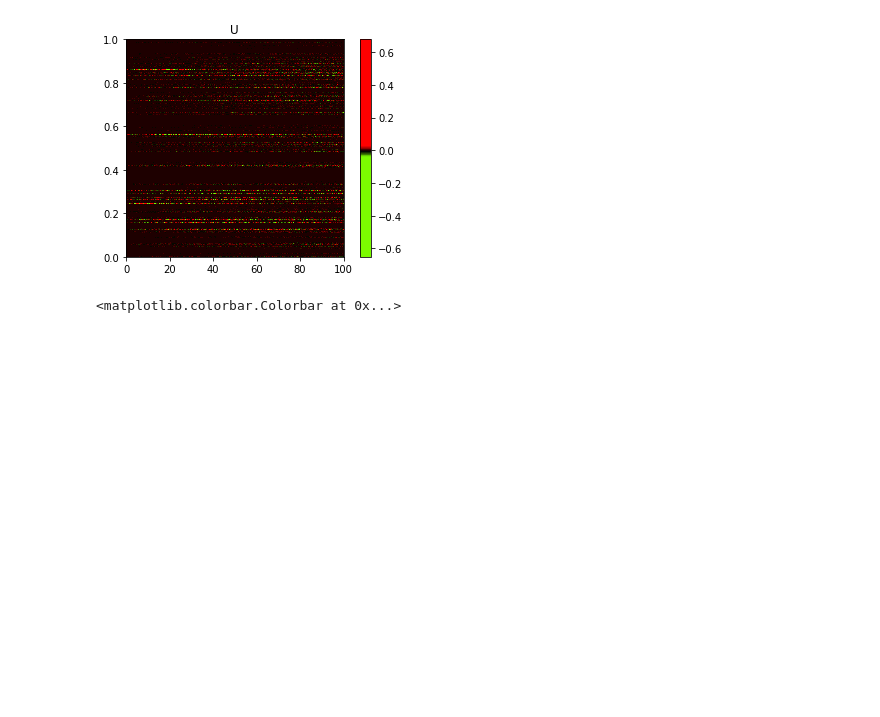
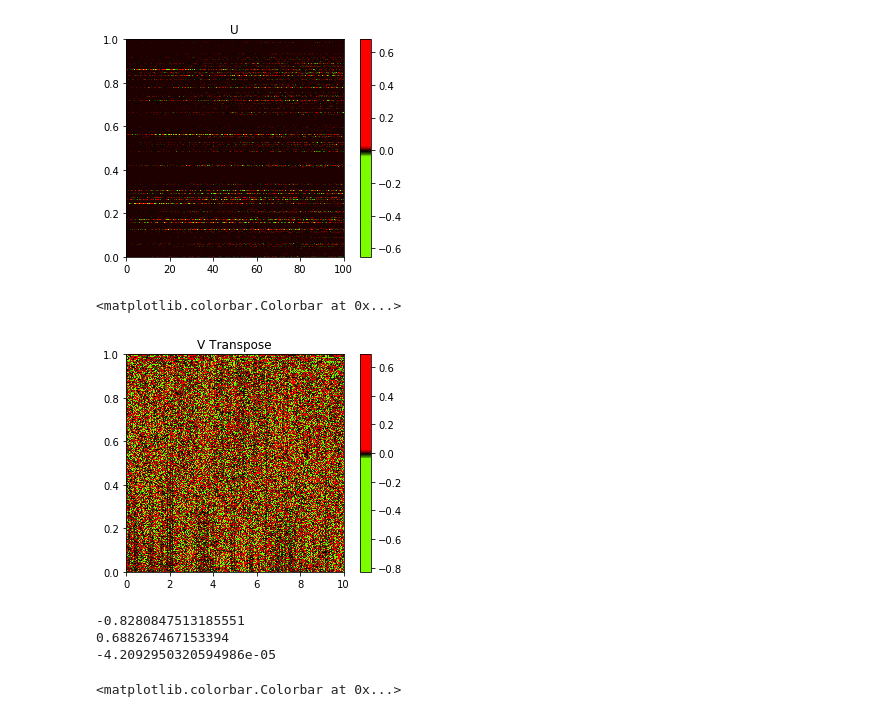
Before and after one commit to miholjcicmarko/DataScienceBME6900Project, a Jupyter notebook: alan brain atlas data/reading mouse VC data.ipynb, the cells around one changed output. Saved outputs shown, nothing was run; the diff lists cells and outputs as text; code cells hidden in the pictures; blank space fills up the shorter version.

```diff
--- a/alan brain atlas data/reading mouse VC data.ipynb
+++ b/alan brain atlas data/reading mouse VC data.ipynb
@@ -283,6 +274,31 @@ plt.colorbar(img, cmap=gBRmap)
 # %% [output]
 <matplotlib.colorbar.Colorbar at 0x...>
 [figure]
+# %%
+gBR2 = ('Lawngreen', 'Lawngreen', 'Lawngreen', 'Lawngreen', 'Lawngreen',
+       'Lawngreen','Lawngreen','Lawngreen','Lawngreen','Lawngreen','Lawngreen',
+       'Lawngreen','Lawngreen','Lawngreen','Lawngreen','Lawngreen',
+       'Lawngreen','Lawngreen','Lawngreen','Lawngreen','Lawngreen','Lawngreen',
+        'Lawngreen','Lawngreen','Lawngreen',
+       'Black', 'Red', 'Red', 'Red', 'Red', 'Red', 'Red', 'Red', 'Red', 'Red',
+      'Red', 'Red', 'Red', 'Red','Red', 'Red', 'Red', 'Red', 'Red', 'Red', 'Red','Red')
+gBRmap2 = LinearSegmentedColormap.from_list("mycmap", gBR2)
+# %%
+img = plt.imshow(VT, cmap=gBRmap2, extent=[0,10,0,1], aspect=10)
+
+plt.title('V Transpose')
+plt.colorbar(img, cmap=gBRmap2)
+# %% [output]
+<matplotlib.colorbar.Colorbar at 0x...>
+[figure, added]
+# %%
+print(np.min(VT))
+print(np.max(VT))
+print(np.mean(VT))
+# %% [output]
+-0.8280847513185551
+0.688267467153394
+-4.2092950320594986e-05
 # %%
 rBr = ('Black', 'Red', 'Red', 'Red', 'Red', 'Red', 'Red', 'Red', 'Red',
       'Red', 'Red', 'Red', 'Red', 'Red', 'Red', 'Red', 'Red',
```
Also changed, not shown: parts of 21 cells of this notebook, 1 other file.
